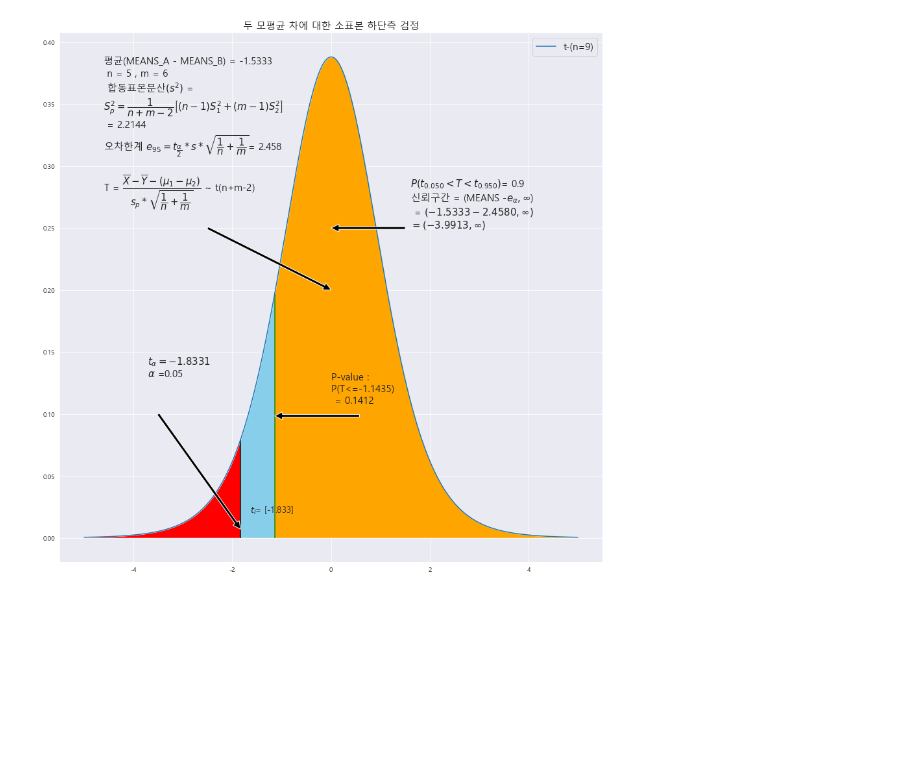
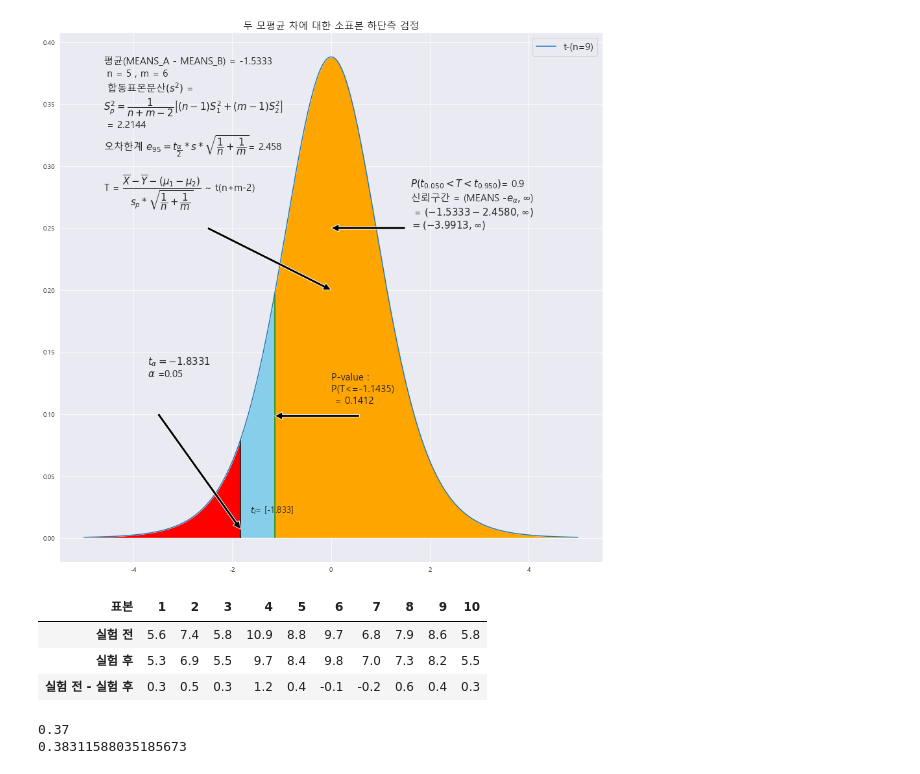
Before and after one commit to andypsh/BIGDATA2022, a Jupyter notebook: 기초통계/Chapter10/연습문제02.ipynb, the cells around one changed output. Cells and saved outputs as stored; diff of their text form; code cells hidden in the pictures; blank space fills up the shorter version.

```diff
--- a/기초통계/Chapter10/연습문제02.ipynb
+++ b/기초통계/Chapter10/연습문제02.ipynb
@@ -782,3 +893,23 @@ plt.legend(b , fontsize = 15)
 -1.1435
 <matplotlib.legend.Legend at 0x...>
 [figure]
+# %%
+A = pd.DataFrame({'표본' : [1,2,3,4,5,6,7,8,9,10] , '실험 전' : [5.6 , 7.4 , 5.8 , 10.9 , 8.8 , 9.7 , 6.8 , 7.9 , 8.6 , 5.8] , '실험 후' : [5.3 , 6.9 , 5.5 , 9.7 , 8.4 , 9.8 , 7.0 , 7.3 , 8.2 , 5.5]})
+
+A['실험 전 - 실험 후'] = A.iloc[: , 1]  - A.iloc[: , 2]
+
+A = A.set_index('표본')
+A = A.T
+A
+# %% [output]
+| 표본 | 1 | 2 | 3 | 4 | 5 | 6 | 7 | 8 | 9 | 10 |
+| 실험 전 | 5.6 | 7.4 | 5.8 | 10.9 | 8.8 | 9.7 | 6.8 | 7.9 | 8.6 | 5.8 |
+| 실험 후 | 5.3 | 6.9 | 5.5 | 9.7 | 8.4 | 9.8 | 7.0 | 7.3 | 8.2 | 5.5 |
+| 실험 전 - 실험 후 | 0.3 | 0.5 | 0.3 | 1.2 | 0.4 | -0.1 | -0.2 | 0.6 | 0.4 | 0.3 |
+# %%
+print(np.mean(A.loc['실험 전 - 실험 후']))
+
+print(np.std(A.loc['실험 전 - 실험 후'] , ddof =1))
+# %% [output]
+0.37
+0.38311588035185673
```
Also changed, not shown: parts of 5 cells of this notebook, 3 other files.
